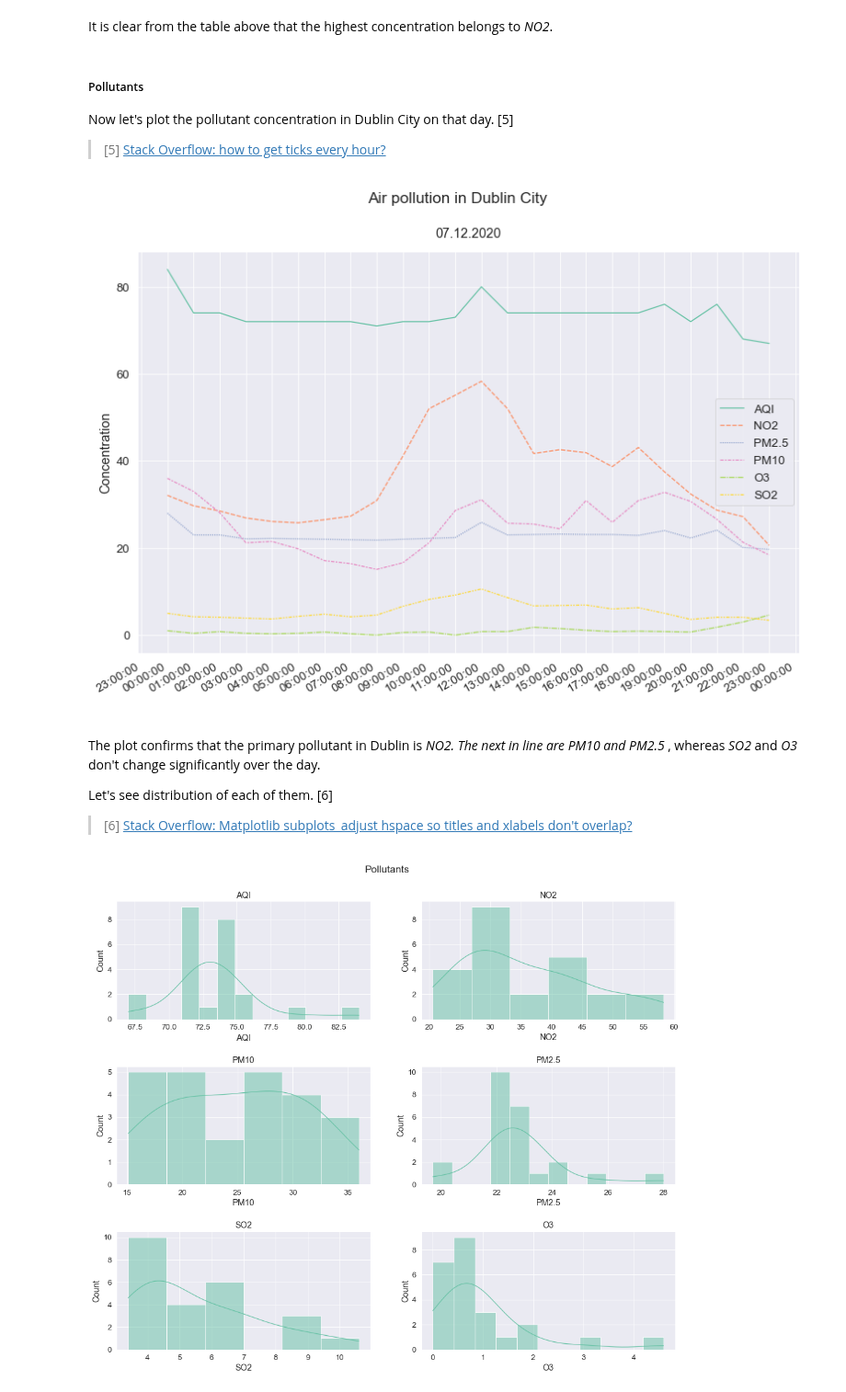
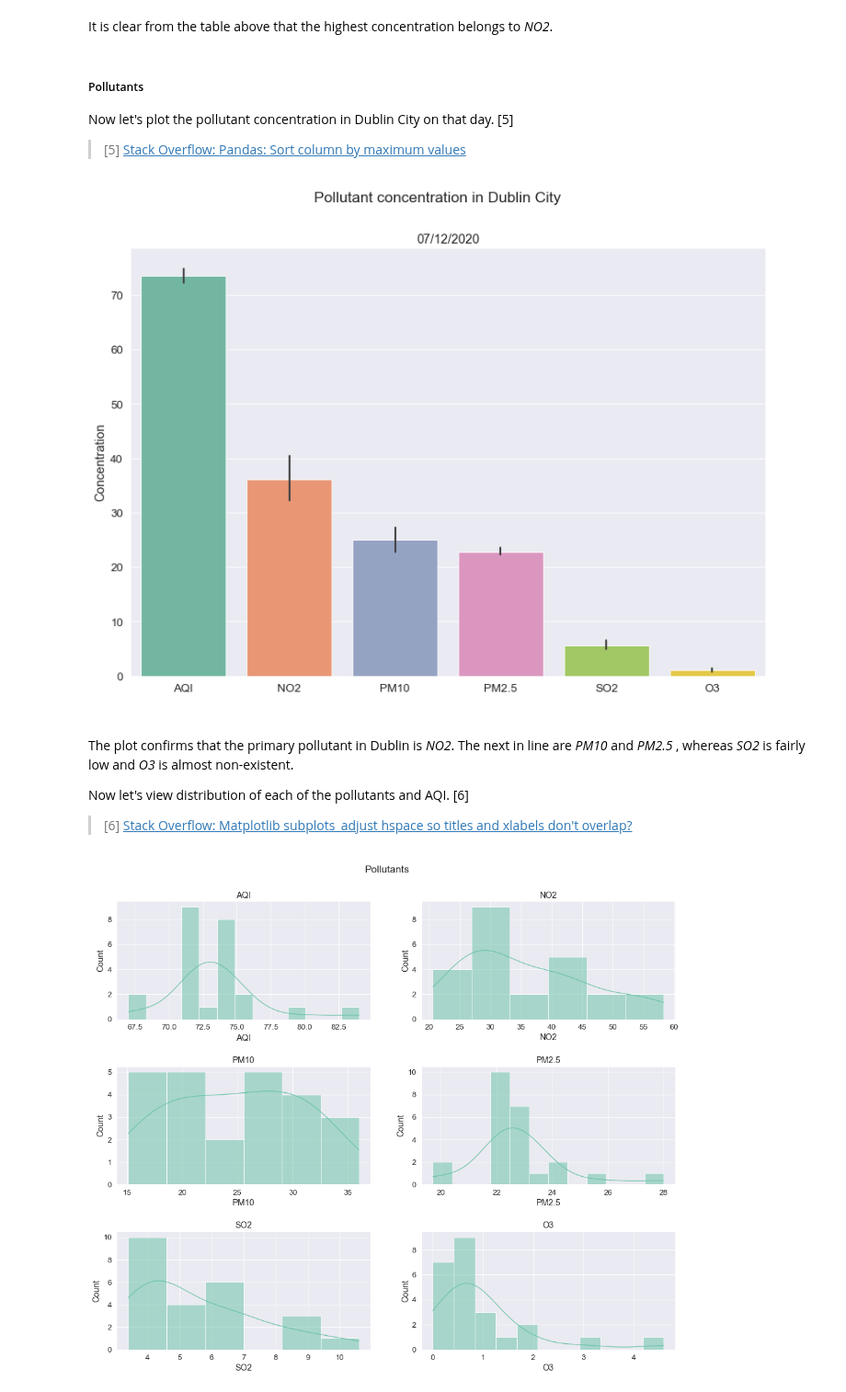
Before and after one commit to olgarozhdestvina/Air-Pollution-in-Dublin, a Jupyter notebook: Dublin_Air_Pollution.ipynb, the cells around one changed output. Shown at 92% size. Cells and saved outputs as stored; diff of their text form; code cells hidden in the pictures.

Commit message:
Changed the layout again. Plotted barplots for wind data and pollutants in the initial data analysis. Moved plots vs time of the day to correlation section.

```diff
--- a/Dublin_Air_Pollution.ipynb
+++ b/Dublin_Air_Pollution.ipynb
@@ -175,43 +170,35 @@ It is clear from the table above that the highest concentration belongs to _NO2_
 
 Now let's plot the pollutant concentration in Dublin City on that day. [5]
 
-> [5] [Stack Overflow: how to get ticks every hour?](https://stackoverflow.com/questions/48790378/how-to-get-ticks-every-hour)
+> [5] [Stack Overflow: Pandas: Sort column by maximum values](https://stackoverflow.com/questions/40111161/pandas-sort-column-by-maximum-values)
-# %%
-def lineplot(data, suptitle, label):
-    """ Building lineplot function """
-
-    # Create a figure and a set of subplots.
-    fig, ax = plt.subplots()
-    # Set a title and a label for y axis.
-    fig.suptitle(suptitle)
-    ax.set_ylabel(label)
-
-    # Plot data.
-    sns.lineplot(data=data,ax=ax).set_title("07.12.2020", y=1.02)
-
-    # Make the x axis display well.
-    hours = mdates.HourLocator(interval = 1)
-    h_fmt = mdates.DateFormatter('%H:%M:%S')
-    # Tick ax axis.
-    ax.xaxis.set_major_locator(hours)
-    ax.xaxis.set_major_formatter(h_fmt)
-    # Format.
-    fig.autofmt_xdate()
-
-    # Show the plot.
-    plt.show()
-
-# Plot data for pollutants.
-pollutants = df[['AQI','NO2','PM2.5','PM10','O3','SO2']]
-lineplot(pollutants, "Air pollution in Dublin City", "Concentration")
-# %% [output]
-[figure, removed]
+# %%
+# Separate pollution values.
+pollutants = df[['AQI','NO2','PM2.5','PM10','O3','SO2']]
+
+# Sort them by maximum value.
+sorted_pol = pollutants.loc[:, pollutants.max().sort_values(ascending=False).index]
+
+# Create a figure and a set of subplots
+fig, ax = plt.subplots()
+
+# Set titles and y label
+fig.suptitle("Pollutant concentration in Dublin City")
+ax.set_ylabel("Concentration")
+
+# Plot the data ordered by maximum and set a small title.
+sns.barplot(data=pollutants, order=list(sorted_pol), ax=ax).set_title("07/12/2020")
+
+# Show plot.
+plt.show()
+# %% [output]
+[figure, added]
 # %% [markdown]
 <br>
 
-The plot confirms that the primary pollutant in Dublin is _NO2. The next in line are PM10 and PM2.5_ , whereas _SO2_ and _O3_ don't change significantly over the day.
+The plot confirms that the primary pollutant in Dublin is _NO2_. The next in line are _PM10_ and _PM2.5_ , whereas _SO2_ is fairly low and _O3_ is almost non-existent.
 
-Let's see distribution of each of them. [6]
+
+Now let's view distribution of each of the pollutants and AQI. [6]
 
 > [6] [Stack Overflow: Matplotlib subplots_adjust hspace so titles and xlabels don't overlap?
 ](https://stackoverflow.com/questions/2418125/matplotlib-subplots-adjust-hspace-so-titles-and-xlabels-dont-overlap)
```
Also changed, not shown: parts of 33 cells of this notebook.
